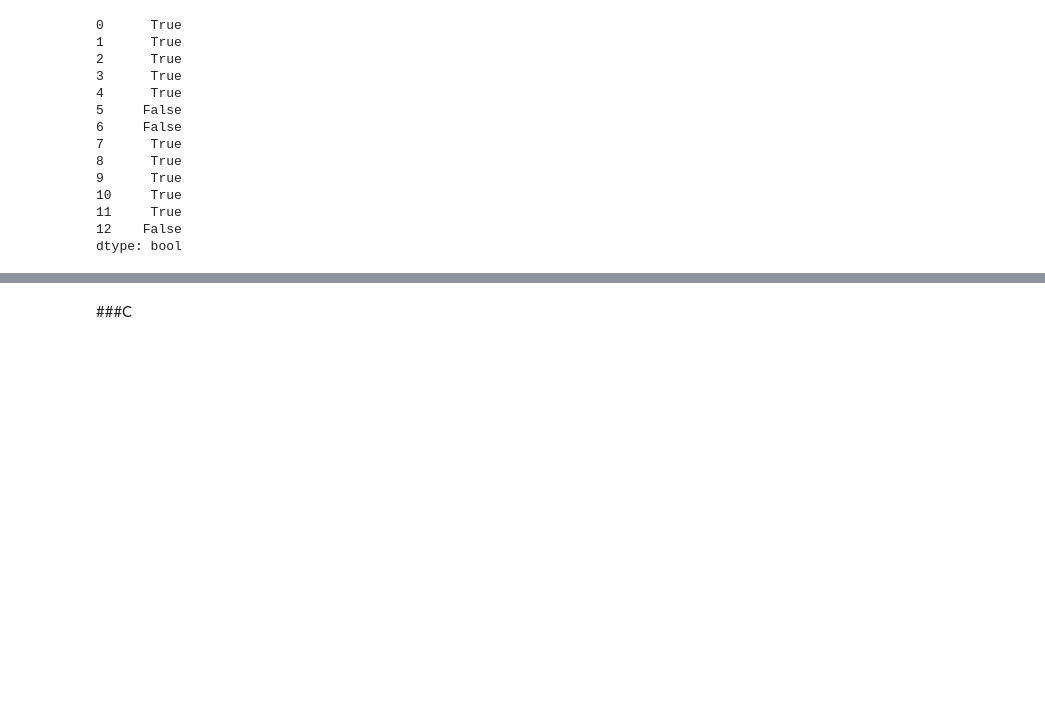
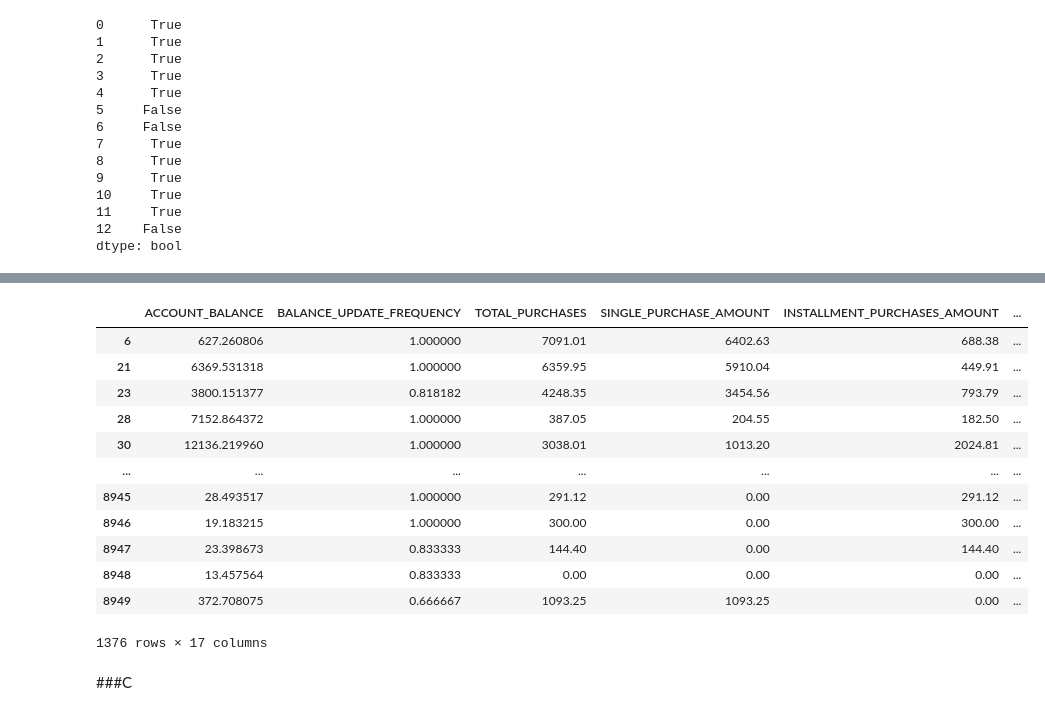
Before and after one commit to garfield-gray/DataMining, a Jupyter notebook: Clustering_Methods.ipynb, the cells around one changed output, grey strips where cells are left out. Drawn from its saved outputs; the diff is of its cells as text; code cells hidden in the pictures; blank space fills up the shorter version.

```diff
--- a/Clustering_Methods.ipynb
+++ b/Clustering_Methods.ipynb
@@ -269,3 +203,31 @@ df
+# %%
+
+# Function to detect outliers using Z-Score
+def detect_outliers_zscore(df, threshold=3):
+    from scipy.stats import zscore
+
+    numeric_cols = df.select_dtypes(include=[np.number]).columns
+    z_scores = df[numeric_cols].apply(zscore)
+    outliers = df[(np.abs(z_scores) > threshold).any(axis=1)]
+    return outliers
+
+# Detect outliers in the credit card data
+outliers = detect_outliers_zscore(df)
+outliers
+# %% [output]
+|  | ACCOUNT_BALANCE | BALANCE_UPDATE_FREQUENCY | TOTAL_PURCHASES | SINGLE_PURCHASE_AMOUNT | INSTALLMENT_PURCHASES_AMOUNT | ... |
+| 6 | 627.260806 | 1.000000 | 7091.01 | 6402.63 | 688.38 | ... |
+| 21 | 6369.531318 | 1.000000 | 6359.95 | 5910.04 | 449.91 | ... |
+| 23 | 3800.151377 | 0.818182 | 4248.35 | 3454.56 | 793.79 | ... |
+| 28 | 7152.864372 | 1.000000 | 387.05 | 204.55 | 182.50 | ... |
+| 30 | 12136.219960 | 1.000000 | 3038.01 | 1013.20 | 2024.81 | ... |
+| ... | ... | ... | ... | ... | ... | ... |
+| 8945 | 28.493517 | 1.000000 | 291.12 | 0.00 | 291.12 | ... |
+| 8946 | 19.183215 | 1.000000 | 300.00 | 0.00 | 300.00 | ... |
+| 8947 | 23.398673 | 0.833333 | 144.40 | 0.00 | 144.40 | ... |
+| 8948 | 13.457564 | 0.833333 | 0.00 | 0.00 | 0.00 | ... |
+| 8949 | 372.708075 | 0.666667 | 1093.25 | 1093.25 | 0.00 | ... |
+1376 rows × 17 columns
 # %% [markdown]
 ###C
 # %%
```
Also changed, not shown: parts of 14 cells of this notebook.
